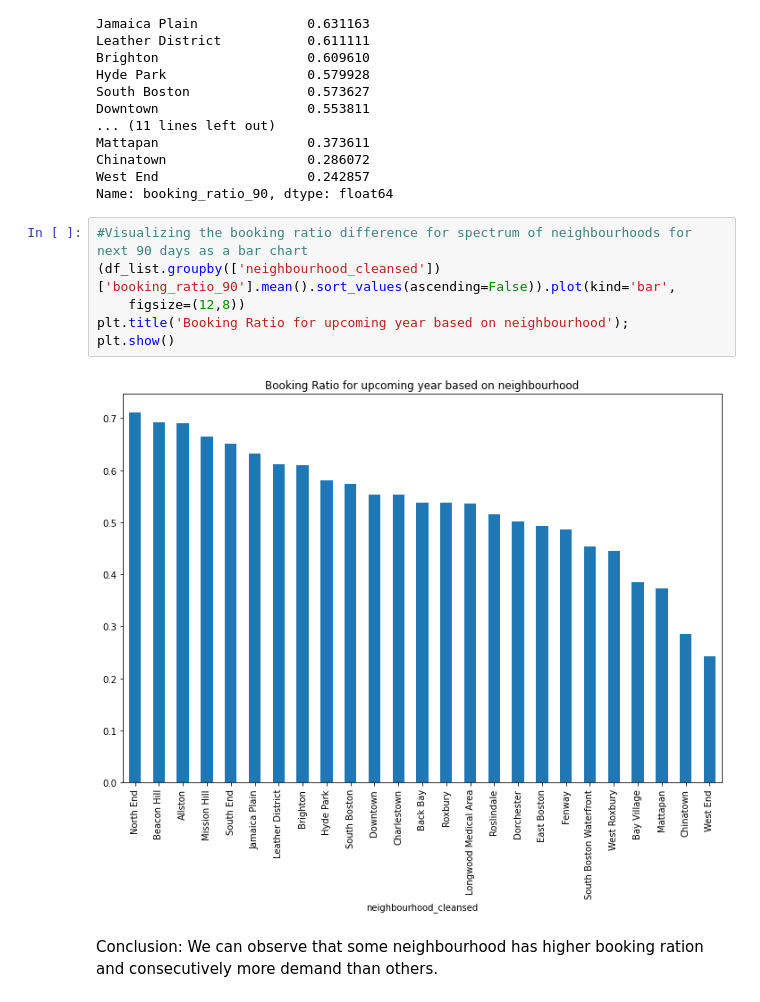
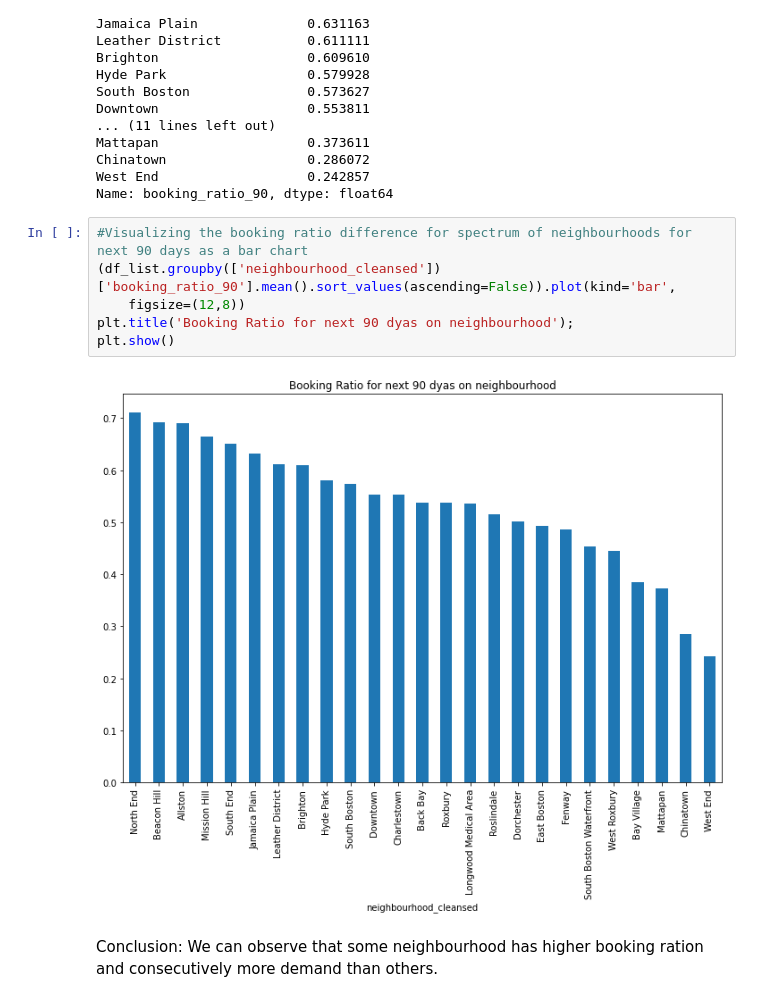
Before and after one commit to oceandrivee/Udacity, a Jupyter notebook: Udacity.ipynb, the cells around one changed output. Saved outputs shown, nothing was run; the diff lists cells and outputs as text.

```diff
--- a/Udacity.ipynb
+++ b/Udacity.ipynb
@@ -344,11 +355,11 @@ Name: booking_ratio_90, dtype: float64
 # %%
 #Visualizing the booking ratio difference for spectrum of neighbourhoods for next 90 days as a bar chart
 (df_list.groupby(['neighbourhood_cleansed'])['booking_ratio_90'].mean().sort_values(ascending=False)).plot(kind='bar',
     figsize=(12,8))
-plt.title('Booking Ratio for upcoming year based on neighbourhood');
+plt.title('Booking Ratio for next 90 dyas on neighbourhood');
 plt.show()
 # %% [output]
-[figure, old version]
+[figure, new version]
 # %% [markdown]
 Conclusion: We can observe that some neighbourhood has higher booking ration and consecutively more demand than others.
 # %%
```
Also changed, not shown: parts of 11 cells of this notebook.
